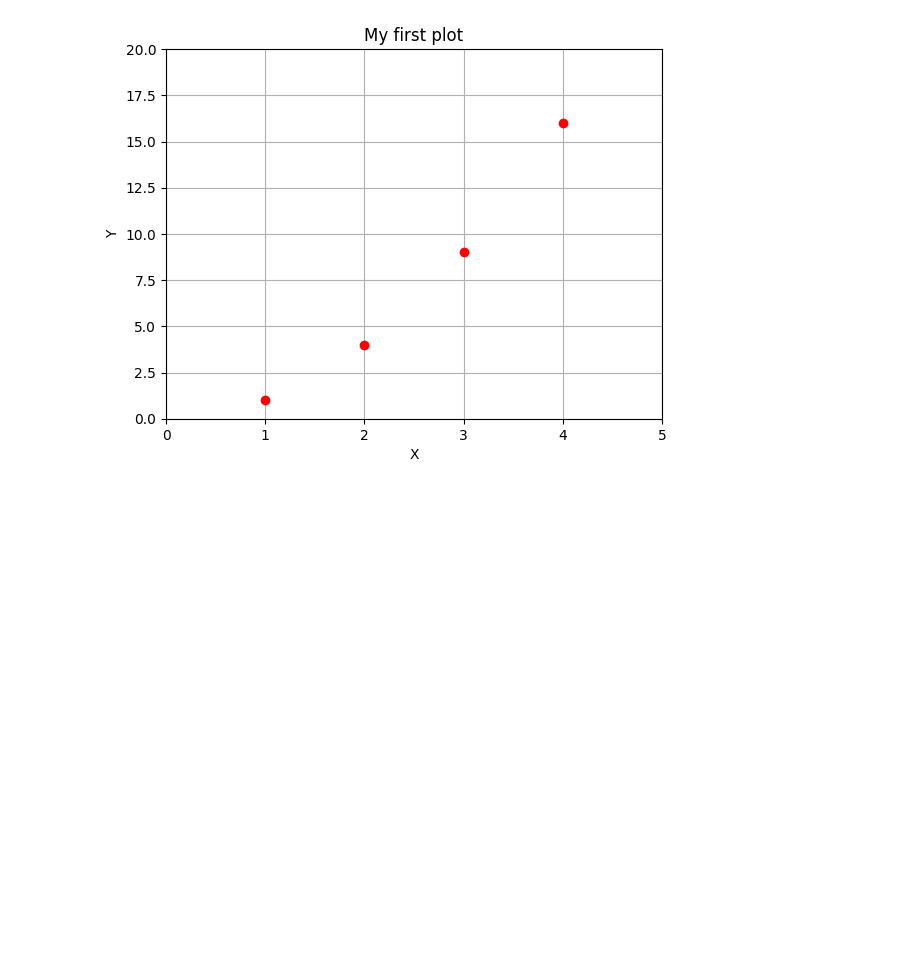
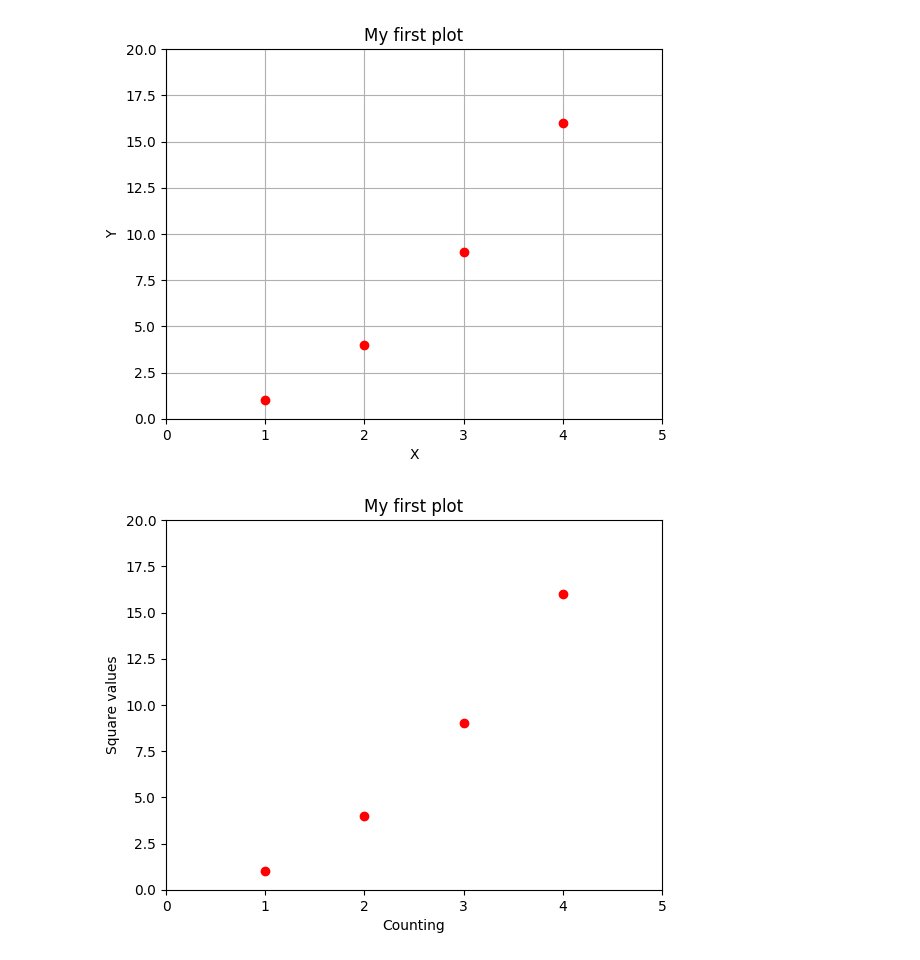
Before and after one commit to trilgar/kibit-python, a Jupyter notebook: lesson26_data_visualization/data_visualization.ipynb, the cells around one changed output. Cells and saved outputs as stored; diff of their text form; code cells hidden in the pictures; blank space fills up the shorter version.

```diff
--- a/lesson26_data_visualization/data_visualization.ipynb
+++ b/lesson26_data_visualization/data_visualization.ipynb
@@ -114,3 +114,15 @@ plt.grid(True)
 plt.show()
 # %% [output]
 [figure]
+# %%
+x = [1, 2, 3, 4]
+y = [1, 4, 9, 16]
+
+plt.axis([0, 5, 0, 20])
+plt.title("My first plot")
+plt.xlabel("Counting")
+plt.ylabel("Square values")
+plt.plot(x, y, "ro")
+plt.show()
+# %% [output]
+[figure, added]
```
Also changed, not shown: parts of 7 cells of this notebook, 6 other files.
